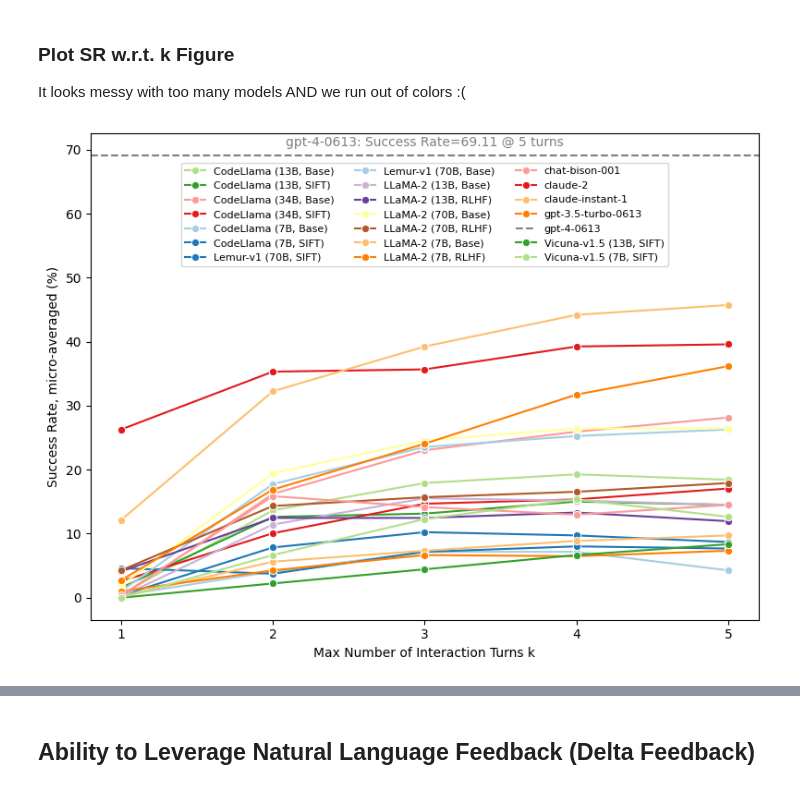
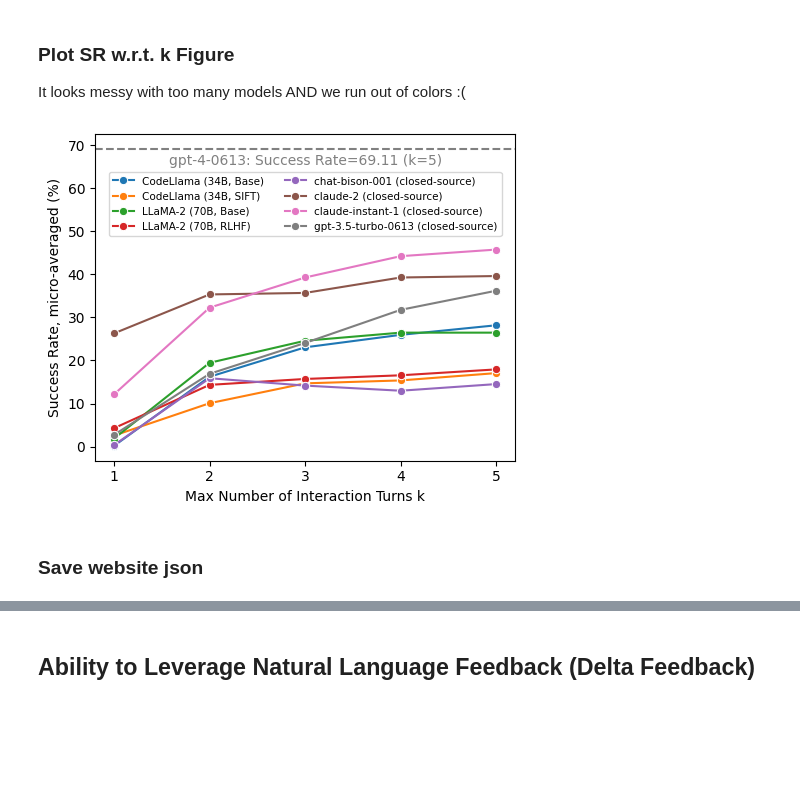
Before and after one commit to xingyaoww/mint-bench, a Jupyter notebook: scripts/notebook/analyze_outputs.ipynb, the cells around one changed output, grey strips where cells are left out. Cells and saved outputs as stored; diff of their text form; code cells hidden in the pictures; blank space fills up the shorter version.

Commit message:
update website results

```diff
--- a/scripts/notebook/analyze_outputs.ipynb
+++ b/scripts/notebook/analyze_outputs.ipynb
@@ -62,6 +63,8 @@ df["results"] = df.filepath.apply(load_results)
 
 def rename_model(model_name):
     MODEL_RENAME = {
+        "lemur-70b-v1": "Lemur-70b-v1",
+        "lemur-70b-chat-v1": "Lemur-70b-chat-v1",
         "llama-2-lemur-70b-chat-v1": "Lemur-70b-chat-v1",
         "llama-2-lemur-70b-v1": "Lemur-70b-v1",
     }
@@ -73,7 +76,7 @@ def rename_model(model_name):
 all_results = []
 for row in df.itertuples():
     row.results["agent_model_name"] = rename_model(row.agent_model_name)
-    row.results["feedback_model_name"] = row.feedback_model_name
+    row.results["feedback_model_name"] = rename_model(row.feedback_model_name)
     row.results["feedback_setting"] = row.feedback_setting
     row.results["exp_setting"] = row.exp_setting
     row.results["task_name"] = row.task_name
@@ -414,12 +456,13 @@ It looks messy with too many models AND we run out of colors :(
 # %%
 X_NAME = "Max Number of Interaction Turns k"
 Y_NAME = "Success Rate, micro-averaged (%)"
-plt.figure(figsize=(8, 6))
+plt.figure(figsize=(5, 4))
 
 # Set color palette
 # We run out of colors :(
+palette = sns.color_palette()
 # palette = sns.color_palette("hls", 21)
-palette = sns.color_palette("Paired", 21)
+# palette = sns.color_palette("Paired", 21)
 
 
 model_names = pd.DataFrame(sorted(list(interaction_turns["agent_model_name"].unique())), columns=["agent_model_name"])
@@ -428,8 +471,19 @@ model_names = pd.concat([model_names, model_names["agent_model_name"].apply(pars
 model_names.sort_values(by=['model', 'size', 'type'], inplace=True)
 # agent_model_name -> color
 model_names_lst = model_names['agent_model_name'].tolist()
-agent_model_name_to_color = {agent_model_name: palette[i] for i, agent_model_name in enumerate(model_names_lst)}
 
+SELECTED_MODEL_LABELS = [
+    'gpt-3.5-turbo-0613 (closed-source)',
+    'claude-2 (closed-source)',
+    'claude-instant-1 (closed-source)',
+    'chat-bison-001 (closed-source)',
+    'LLaMA-2 (70B, Base)',
+    'LLaMA-2 (70B, RLHF)',
+    'CodeLlama (34B, Base)',
+    'CodeLlama (34B, SIFT)',
+    'gpt-4-0613 (closed-source)',
+]
+cur_color_idx = 0
 for agent_model_name, _df in interaction_turns.groupby('agent_model_name'):
     if is_filtered_model(agent_model_name):
         continue
@@ -438,6 +492,13 @@ for agent_model_name, _df in interaction_turns.groupby('agent_model_name'):
     model_name = parsed['model'].replace(r'\texttt{', '').replace('}', '')
     size = parsed['size']
     mtype = parsed['type'][1:]
+    label = f"{model_name} ({size}B, {mtype})" if size != "-" else f"{model_name} (closed-source)"
+
+    if label not in SELECTED_MODEL_LABELS:
+        continue
+
+    cur_color = palette[cur_color_idx]
+    cur_color_idx += 1
 
     if agent_model_name == 'gpt-4-0613':
         # draw a horizontal line for gpt-4-0613
@@ -445,40 +506,43 @@ for agent_model_name, _df in interaction_turns.groupby('agent_model_name'):
         _x = _df['n_turns'].values
         _y = _df['success_rate'].values
         assert len(_x) == 1 and len(_y) == 1
-        plt.axhline(y=_y[0], label=agent_model_name, linestyle='--', color='grey')
+        plt.axhline(y=_y[0], label="_nolegend_", linestyle='--', color='grey')
+
         # annotate the line
         plt.annotate(
-            f"{agent_model_name}: Success Rate={_y[0]:.2f} @ {_x[0]} turns",
-            xy=(0.5, _y[0]), #-5
+            f"{agent_model_name}: Success Rate={_y[0]:.2f} (k={_x[0]})",
+            xy=(0.5, _y[0] - 6), #-5
             xycoords=('axes fraction', 'data'),
             xytext=(0, 5),
             textcoords='offset points',
             ha='center',
             va='bottom',
             color='grey',
         )
     else:
         _df = _df.query("task_type == 'avg_micro'")
         _x = _df['n_turns'].values
         _y = _df['success_rate'].values
         if not (len(_x) == 5 and len(_y) == 5):
             print(f"WARNING: {agent_model_name} has less than 5 data points")
             continue
-        label = f"{model_name} ({size}B, {mtype})" if size != "-" else f"{model_name}"
         sns.lineplot(
             x=X_NAME,
             y=Y_NAME,
             data=pd.DataFrame({X_NAME: _x, Y_NAME: _y}),
             label=label,
             marker='o',
             dashes=False,
-            color=agent_model_name_to_color[agent_model_name],
+            color=cur_color,
         )
+
 # put legend on upper left
-plt.legend(loc='upper center', bbox_to_anchor=(0.5, 0.95), ncol=3, fontsize=8)
+plt.legend(loc='upper center', bbox_to_anchor=(0.5, 0.90), ncol=2, fontsize=7.5)
 plt.xticks([1, 2, 3, 4, 5])
 plt.tight_layout()
 # plt.savefig("plots/perf-vs-max-turn.pdf", bbox_inches='tight')
 plt.show()
 # %% [output]
-[figure, old version]
+[figure, new version]
+# %% [markdown]
+### Save website json
```
Also changed, not shown: parts of 16 cells of this notebook, 4 other files.
